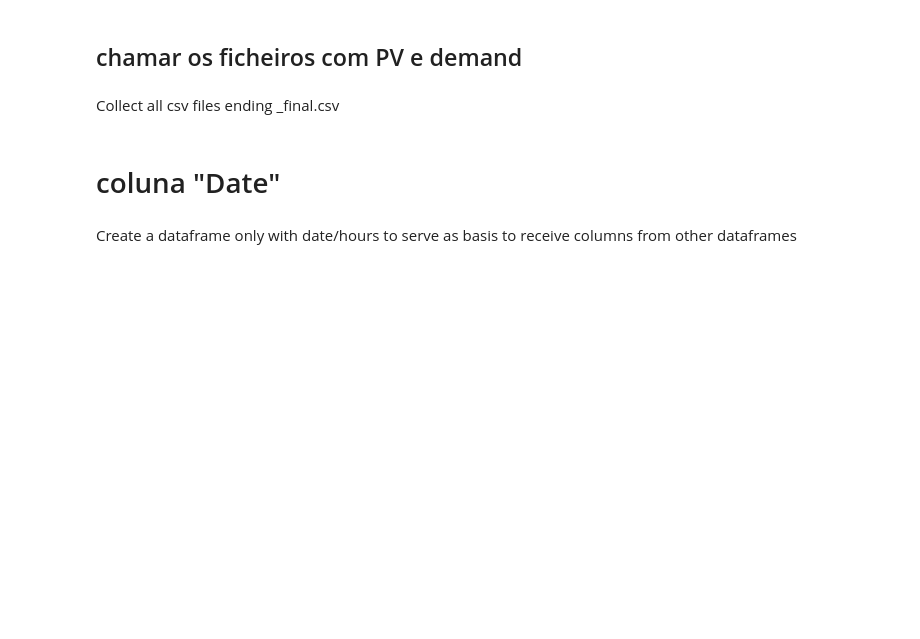
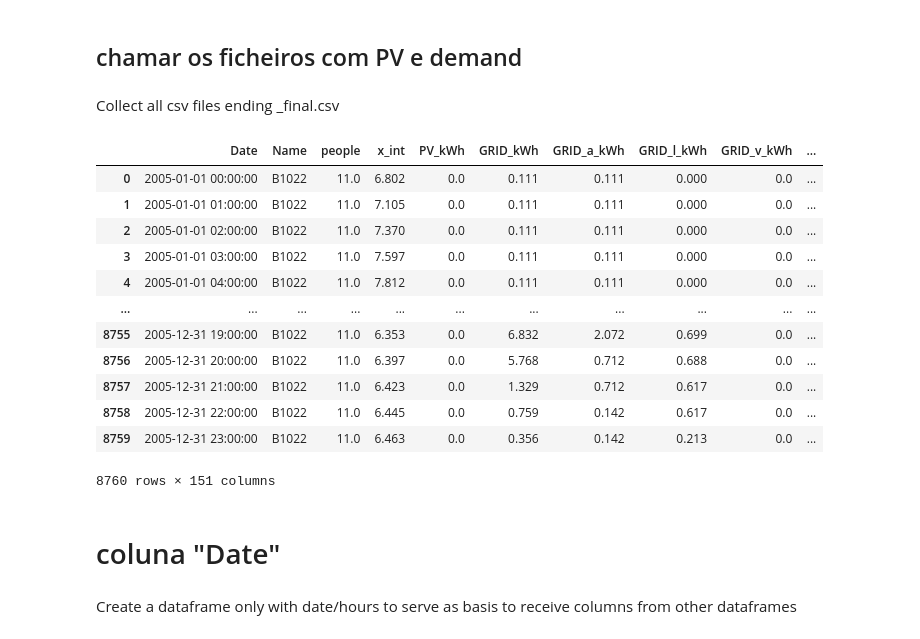
Before and after one commit to Matryoskas/dash-energy-community, a Jupyter notebook: EC_analysis_final_March24.ipynb, the cells around one changed output. Cells and saved outputs as stored; diff of their text form; code cells hidden in the pictures; blank space fills up the shorter version.

```diff
--- a/EC_analysis_final_March24.ipynb
+++ b/EC_analysis_final_March24.ipynb
@@ -64,9 +64,24 @@ Collect all csv files ending _final.csv
 # %%
 dataframes_final = [] #empty list
 for csvfile_final in csvfiles_final:
     df_final = pd.read_csv(csvfile_final, sep =',') #opening the file
     df_final= df_final.rename(columns={'Unnamed: 0': 'Date'})# rename 1st columns
     dataframes_final.append(df_final) # append dataframe per dataframe to the list
+dataframes_final[0]
+# %% [output]
+|  | Date | Name | people | x_int | PV_kWh | GRID_kWh | GRID_a_kWh | GRID_l_kWh | GRID_v_kWh | ... |
+| 0 | 2005-01-01 00:00:00 | B1022 | 11.0 | 6.802 | 0.0 | 0.111 | 0.111 | 0.000 | 0.0 | ... |
+| 1 | 2005-01-01 01:00:00 | B1022 | 11.0 | 7.105 | 0.0 | 0.111 | 0.111 | 0.000 | 0.0 | ... |
+| 2 | 2005-01-01 02:00:00 | B1022 | 11.0 | 7.370 | 0.0 | 0.111 | 0.111 | 0.000 | 0.0 | ... |
+| 3 | 2005-01-01 03:00:00 | B1022 | 11.0 | 7.597 | 0.0 | 0.111 | 0.111 | 0.000 | 0.0 | ... |
+| 4 | 2005-01-01 04:00:00 | B1022 | 11.0 | 7.812 | 0.0 | 0.111 | 0.111 | 0.000 | 0.0 | ... |
+| ... | ... | ... | ... | ... | ... | ... | ... | ... | ... | ... |
+| 8755 | 2005-12-31 19:00:00 | B1022 | 11.0 | 6.353 | 0.0 | 6.832 | 2.072 | 0.699 | 0.0 | ... |
+| 8756 | 2005-12-31 20:00:00 | B1022 | 11.0 | 6.397 | 0.0 | 5.768 | 0.712 | 0.688 | 0.0 | ... |
+| 8757 | 2005-12-31 21:00:00 | B1022 | 11.0 | 6.423 | 0.0 | 1.329 | 0.712 | 0.617 | 0.0 | ... |
+| 8758 | 2005-12-31 22:00:00 | B1022 | 11.0 | 6.445 | 0.0 | 0.759 | 0.142 | 0.617 | 0.0 | ... |
+| 8759 | 2005-12-31 23:00:00 | B1022 | 11.0 | 6.463 | 0.0 | 0.356 | 0.142 | 0.213 | 0.0 | ... |
+8760 rows × 151 columns
 # %% [markdown]
 
 # coluna "Date"
```
Also changed, not shown: parts of 13 cells of this notebook, 12 other files.
